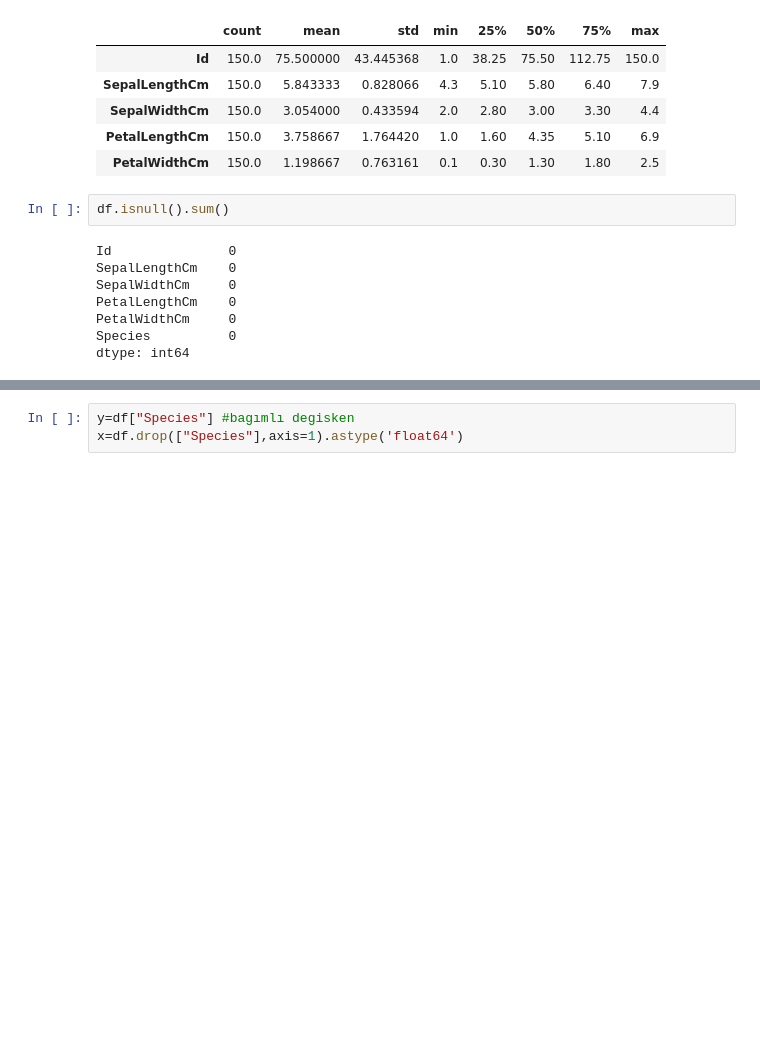
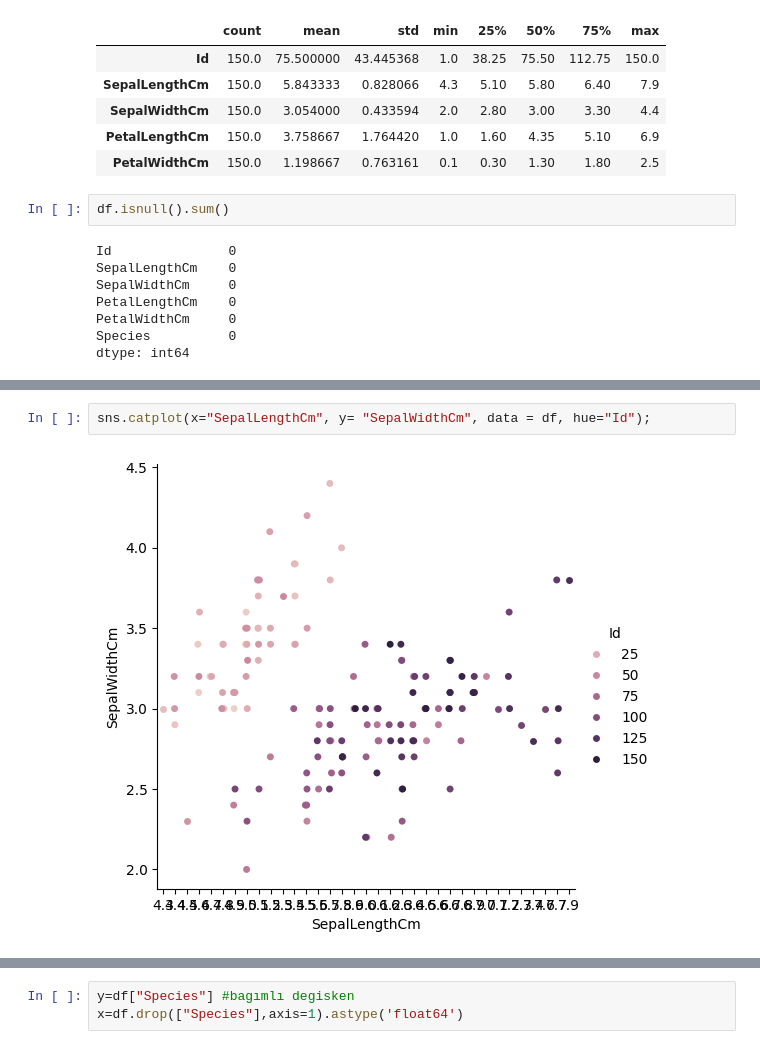
Before and after one commit to meryemarpaci/KNN_and_Logistik_Regression, a Jupyter notebook: iris_knn_lr.ipynb, the cells around one changed output, grey strips where cells are left out. Drawn from its saved outputs; the diff is of its cells as text; blank space fills up the shorter version.

```diff
--- a/iris_knn_lr.ipynb
+++ b/iris_knn_lr.ipynb
@@ -44,0 +80,4 @@ dtype: int64
+# %%
+sns.catplot(x="SepalLengthCm", y= "SepalWidthCm", data = df, hue="Id");
+# %% [output]
+[figure, added]
```
Also changed, not shown: parts of 8 cells of this notebook.
